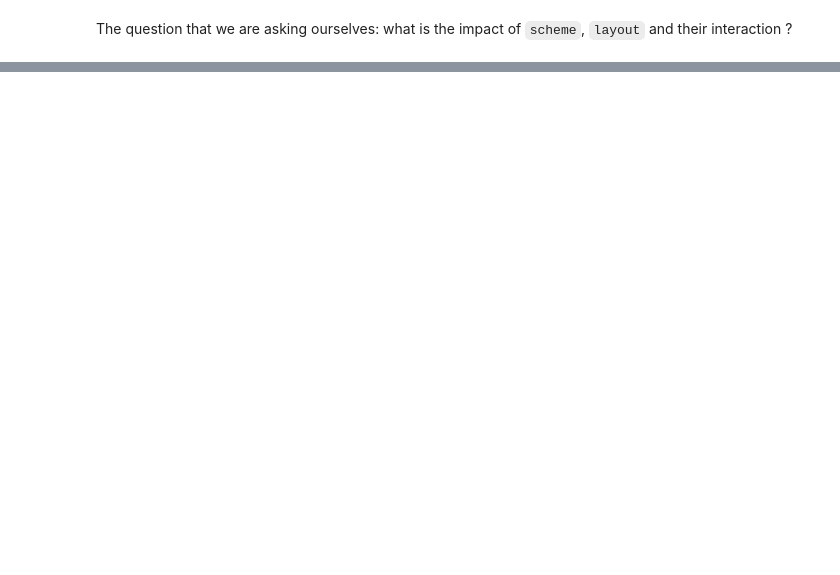
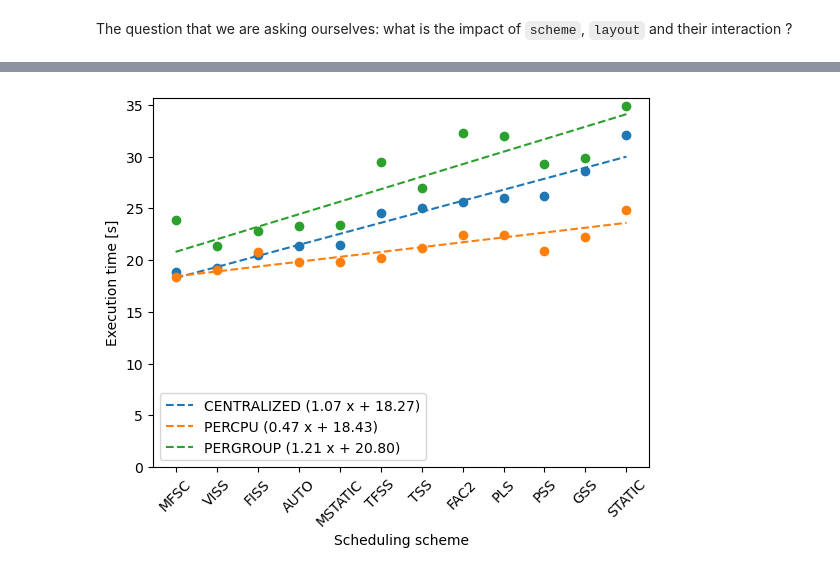
Before and after one commit to GuilloteauQ/anooba, a Jupyter notebook: content/anooba.ipynb, the cells around one changed output, grey strips where cells are left out. Drawn from its saved outputs; the diff is of its cells as text; code cells hidden in the pictures; blank space fills up the shorter version.

```diff
--- a/content/anooba.ipynb
+++ b/content/anooba.ipynb
@@ -64,18 +56,20 @@ df_summarized = df.groupby(["scheme", "layout"], as_index=False).mean().sort_val
 # %%
 for layout in df_summarized["layout"].unique():
     df_tmp = df_summarized[df_summarized["layout"] == layout]
     x = df_tmp["scheme"]
     y = df_tmp["exec_time"]
     x_line = list(range(len(y.index)))
     m, b = np.polyfit(x_line, y.values, deg=1)
     y_line = list(map(lambda a: a * m + b, x_line))
     p0 = plt.plot(x, y, "o")
-    plt.plot(x_line, y_line, linestyle="dashed", color=p0[0].get_color(), label=layout)
+    plt.plot(x_line, y_line, linestyle="dashed", color=p0[0].get_color(), label=f"{layout} ({m:.2f} x + {b:.2f})")
 
 plt.xlabel("Scheduling scheme")
 plt.ylabel("Execution time [s]")
 plt.title("")
 plt.ylim(bottom=0)
 plt.xticks(rotation=45)
 plt.legend()
 plt.show()
+# %% [output]
+[figure, added]
```
Also changed, not shown: parts of 37 cells of this notebook, 3 other files.
